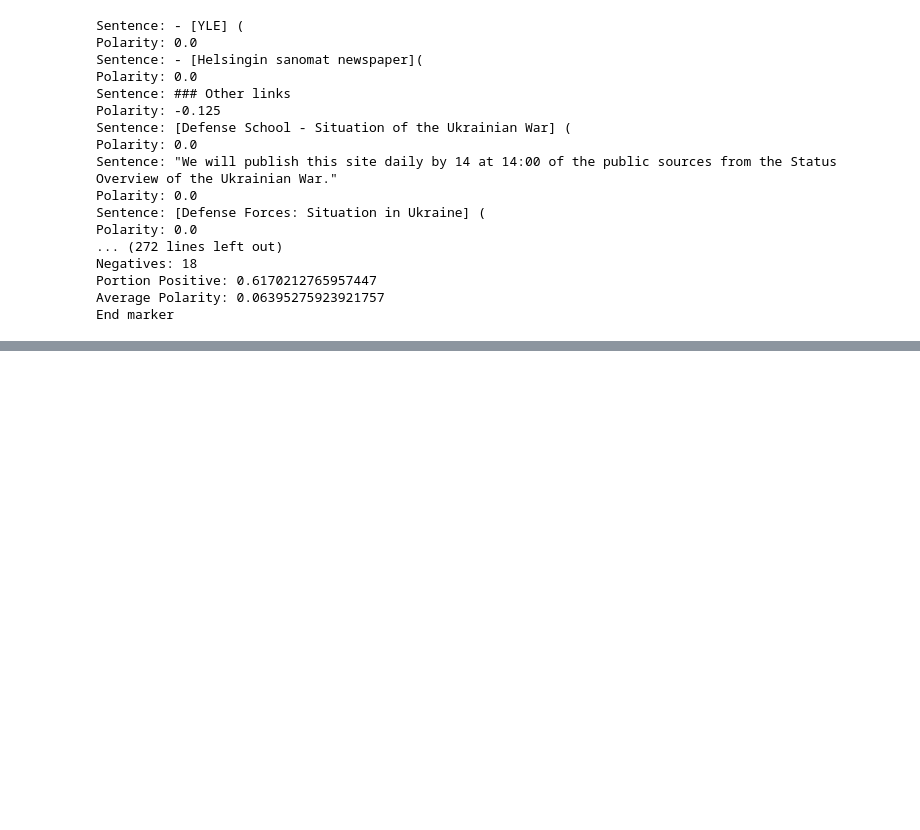
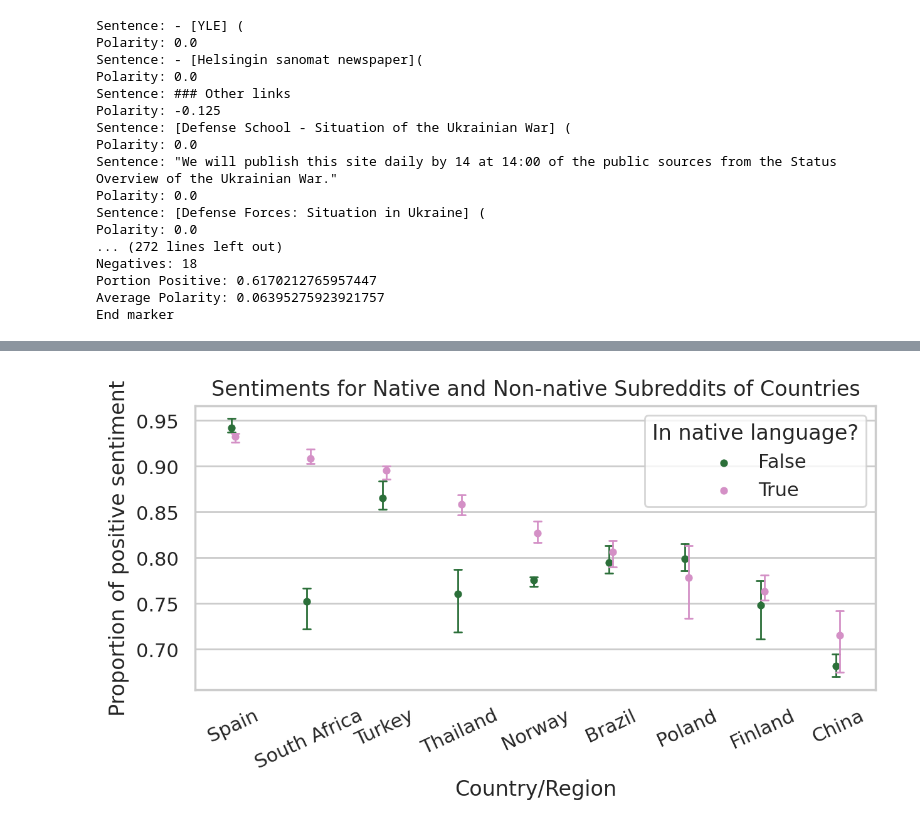
Before and after one commit to xh313/Corpus-Linguistics-Works, a Jupyter notebook: CorpusLingFinalProject.ipynb, the cells around one changed output, grey strips where cells are left out. Saved outputs shown, nothing was run; the diff lists cells and outputs as text; code cells hidden in the pictures; blank space fills up the shorter version.

```diff
--- a/CorpusLingFinalProject.ipynb
+++ b/CorpusLingFinalProject.ipynb
@@ -703,0 +854,5 @@ End marker
+# %%
+# Select latest NLTK NB data
+res_df_latest = res_df[(res_df.model == 'NLTK NB') &
+                       (res_df['collection_date (M/D/Y)'].isin(['4/27/22', '4/26/22']))]
+res_df_latest.head()
@@ -703,0 +878,26 @@ End marker
+# %%
+# Plot latest data
+sns.set_theme(style="whitegrid")
+plt.figure(dpi=200, figsize=(7, 3))
+
+res_latest_ax = sns.pointplot(
+    data=res_df_latest,
+    x="country", y="portion_positive", hue="native", #style="language",
+    join=False, palette='cubehelix',
+    capsize=.1, dodge=True,
+    errwidth=1, markers='o',
+    scale=0.5,
+    order=['Spain', 'South Africa', 'Turkey', 'Thailand',
+           'Norway', 'Brazil', 'Poland', 'Finland', 'China']
+)
+
+plt.xlabel('Country/Region')
+plt.ylabel('Proportion of positive sentiment')
+plt.xticks(rotation=25)
+plt.title('Sentiments for Native and Non-native Subreddits of Countries')
+res_latest_ax.legend(title='In native language?')
+
+#plt.savefig('native_nonnative.svg')
+plt.show()
+# %% [output]
+[figure, added]
```
Also changed, not shown: parts of 26 cells of this notebook.
